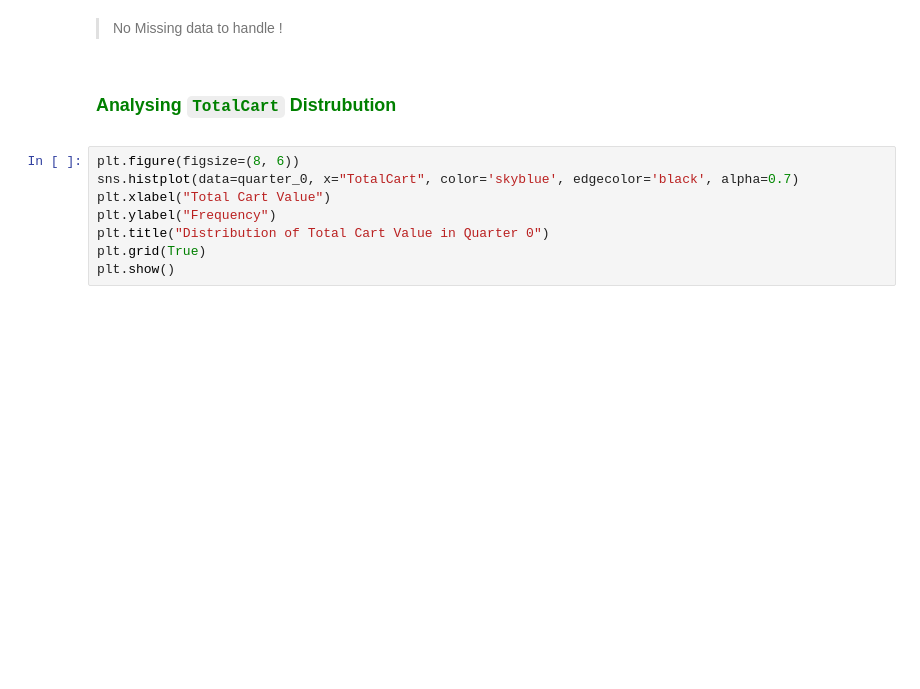
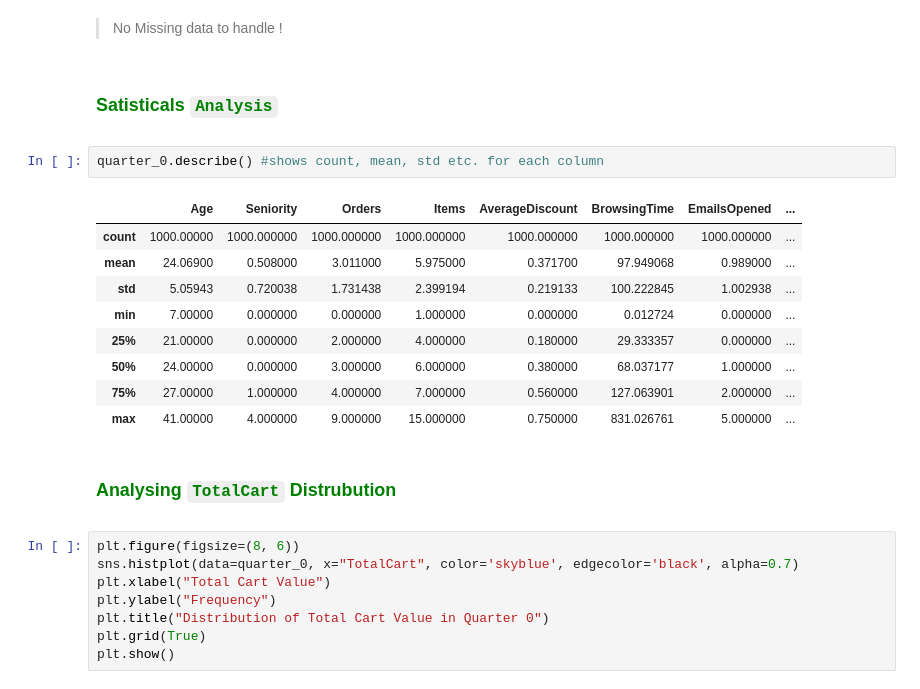
Before and after one commit to labrijisaad/Technical-Test-AXA-Direct-Assurance, a Jupyter notebook: notebooks/TestTechniqueDerive_Sujet.ipynb, the cells around one changed output. Saved outputs shown, nothing was run; the diff lists cells and outputs as text; blank space fills up the shorter version.

```diff
--- a/notebooks/TestTechniqueDerive_Sujet.ipynb
+++ b/notebooks/TestTechniqueDerive_Sujet.ipynb
@@ -142,5 +162,19 @@ missing_data.sort_values('Missing Count', ascending=False).head(3)
 # %% [markdown]
 > No Missing data to handle !
+# %% [markdown]
+### <p style="text-align:left"><span style="color:green">Satisticals `Analysis`</span></p>
+# %%
+quarter_0.describe() #shows count, mean, std etc. for each column
+# %% [output]
+|  | Age | Seniority | Orders | Items | AverageDiscount | BrowsingTime | EmailsOpened | ... |
+| count | 1000.00000 | 1000.000000 | 1000.000000 | 1000.000000 | 1000.000000 | 1000.000000 | 1000.000000 | ... |
+| mean | 24.06900 | 0.508000 | 3.011000 | 5.975000 | 0.371700 | 97.949068 | 0.989000 | ... |
+| std | 5.05943 | 0.720038 | 1.731438 | 2.399194 | 0.219133 | 100.222845 | 1.002938 | ... |
+| min | 7.00000 | 0.000000 | 0.000000 | 1.000000 | 0.000000 | 0.012724 | 0.000000 | ... |
+| 25% | 21.00000 | 0.000000 | 2.000000 | 4.000000 | 0.180000 | 29.333357 | 0.000000 | ... |
+| 50% | 24.00000 | 0.000000 | 3.000000 | 6.000000 | 0.380000 | 68.037177 | 1.000000 | ... |
+| 75% | 27.00000 | 1.000000 | 4.000000 | 7.000000 | 0.560000 | 127.063901 | 2.000000 | ... |
+| max | 41.00000 | 4.000000 | 9.000000 | 15.000000 | 0.750000 | 831.026761 | 5.000000 | ... |
 # %% [markdown]
 ### <p style="text-align:left"><span style="color:green">Analysing `TotalCart` Distrubution</span></p>
 # %%
```
Also changed, not shown: parts of 27 cells of this notebook.
